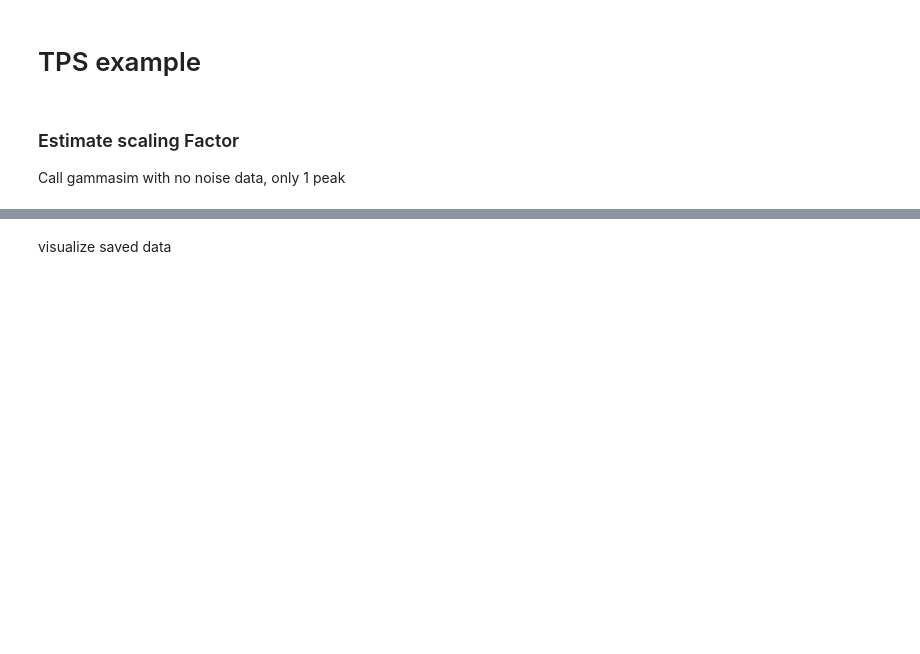
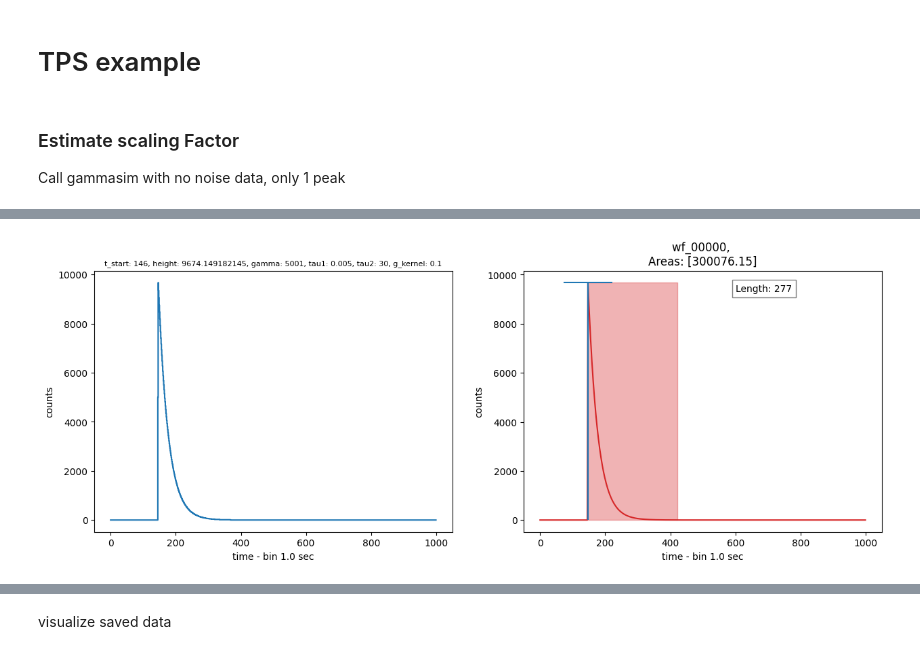
Before and after one commit to lucacastaldini/trapezoidal_shaper, a Jupyter notebook: compute_traps.ipynb, the cells around one changed output, grey strips where cells are left out. Saved outputs shown, nothing was run; the diff lists cells and outputs as text; code cells hidden in the pictures; blank space fills up the shorter version.

```diff
--- a/compute_traps.ipynb
+++ b/compute_traps.ipynb
@@ -68,0 +26,2 @@ candidate_peaks:  (array([869]), {'peak_heights': array([27833.76983922]), 'prom
+# %%
+config_siml = "config_method2-dummy.json"
@@ -68,0 +82,5 @@ candidate_peaks:  (array([869]), {'peak_heights': array([27833.76983922]), 'prom
+# %%
+# Istanzio il simulatore GammaSim
+saturation = False
+gammasim = GammaSim(config_siml)
+gammasim.generate_dataset(saturation)
@@ -68,0 +117,4 @@ candidate_peaks:  (array([869]), {'peak_heights': array([27833.76983922]), 'prom
+# %%
+gammasim.plot_wf(0)
+# %% [output]
+[figure, added]
```
Also changed, not shown: parts of 19 cells of this notebook, 3 other files.
